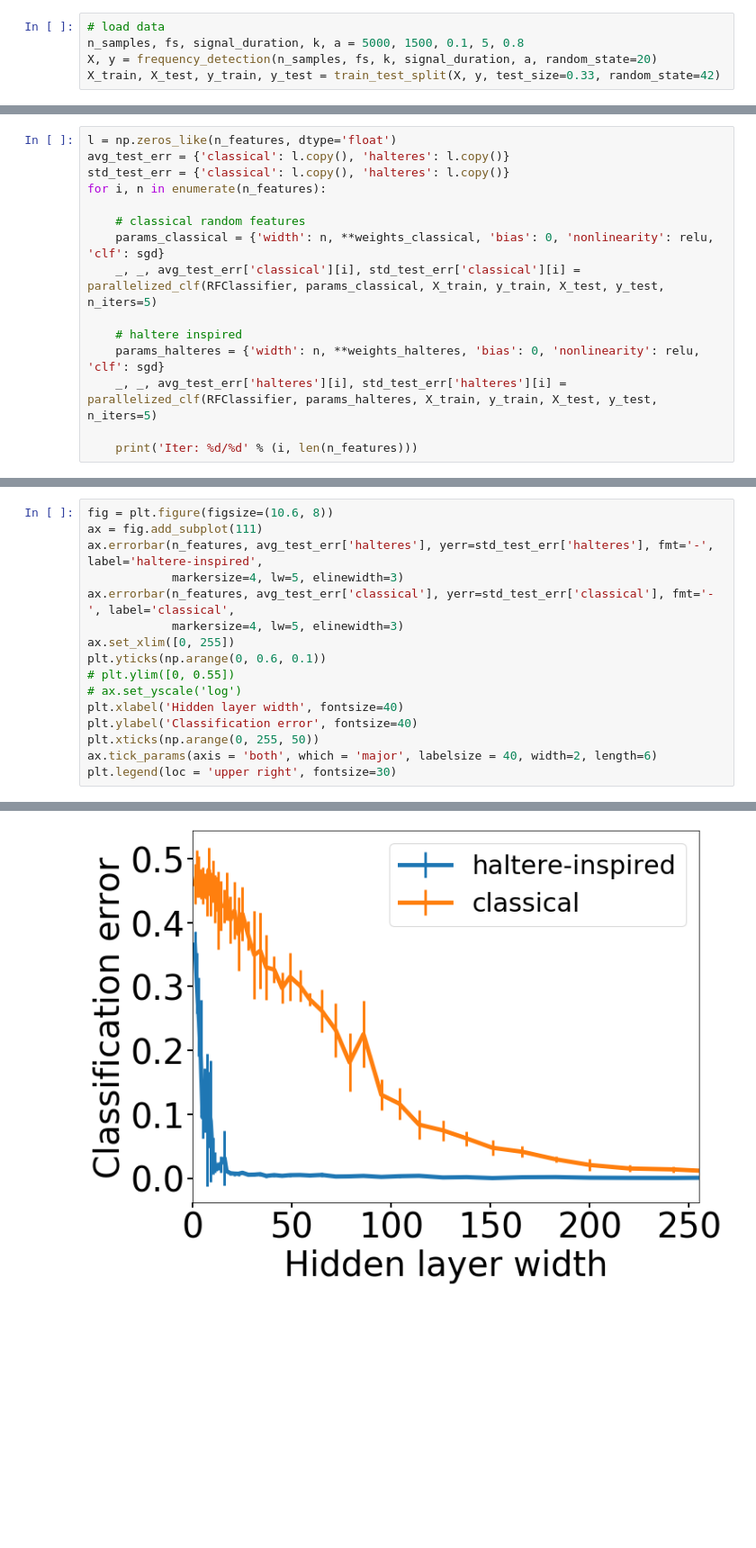
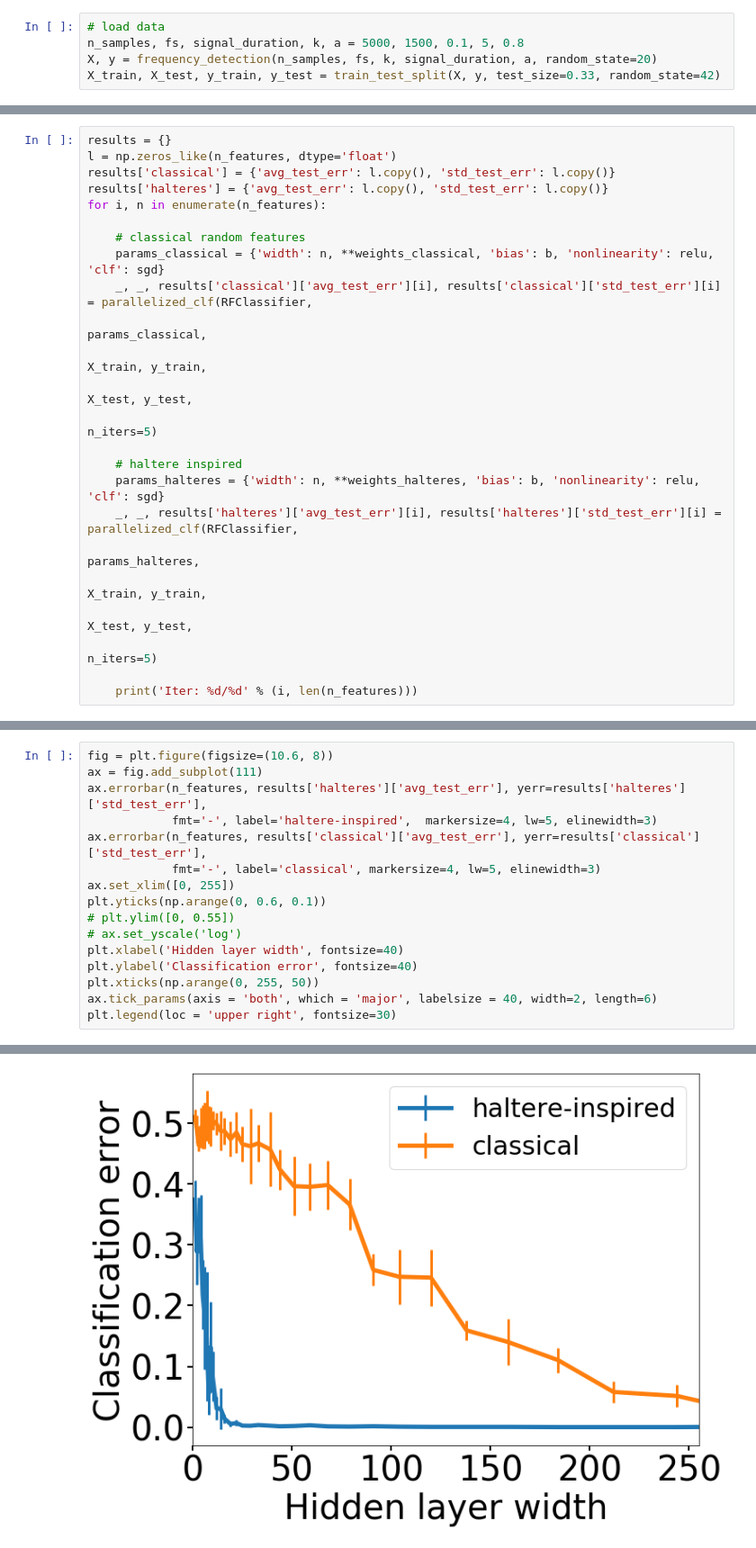
Before and after one commit to BruntonUWBio/structured-random-features, a Jupyter notebook: new_version/frequency_detection.ipynb, the cells around one changed output, grey strips where cells are left out. Shown: that part at 90% size. Drawn from its saved outputs; the diff is of its cells as text; blank space fills up the shorter version.

```diff
--- a/new_version/frequency_detection.ipynb
+++ b/new_version/frequency_detection.ipynb
@@ -31,17 +36,26 @@ sgd = SGDClassifier(loss="squared_hinge", alpha=1, max_iter=200, tol=1e-5, shuff
 b = np.mean(la.norm(X_train)/ np.sqrt(X.shape[0]))
 # %%
+results = {}
 l = np.zeros_like(n_features, dtype='float')
-avg_test_err = {'classical': l.copy(), 'halteres': l.copy()}
-std_test_err = {'classical': l.copy(), 'halteres': l.copy()}
+results['classical'] = {'avg_test_err': l.copy(), 'std_test_err': l.copy()}
+results['halteres'] = {'avg_test_err': l.copy(), 'std_test_err': l.copy()}
 for i, n in enumerate(n_features):
 
     # classical random features
-    params_classical = {'width': n, **weights_classical, 'bias': 0, 'nonlinearity': relu, 'clf': sgd}
-    _, _, avg_test_err['classical'][i], std_test_err['classical'][i] = parallelized_clf(RFClassifier, params_classical, X_train, y_train, X_test, y_test, n_iters=5)
+    params_classical = {'width': n, **weights_classical, 'bias': b, 'nonlinearity': relu, 'clf': sgd}
+    _, _, results['classical']['avg_test_err'][i], results['classical']['std_test_err'][i] = parallelized_clf(RFClassifier,
+                                                                                                   params_classical,
+                                                                                                   X_train, y_train,
+                                                                                                   X_test, y_test,
+                                                                                                   n_iters=5)
 
     # haltere inspired
-    params_halteres = {'width': n, **weights_halteres, 'bias': 0, 'nonlinearity': relu, 'clf': sgd}
-    _, _, avg_test_err['halteres'][i], std_test_err['halteres'][i] = parallelized_clf(RFClassifier, params_halteres, X_train, y_train, X_test, y_test, n_iters=5)
+    params_halteres = {'width': n, **weights_halteres, 'bias': b, 'nonlinearity': relu, 'clf': sgd}
+    _, _, results['halteres']['avg_test_err'][i], results['halteres']['std_test_err'][i] = parallelized_clf(RFClassifier,
+                                                                                                            params_halteres,
+                                                                                                            X_train, y_train,
+                                                                                                            X_test, y_test,
+                                                                                                            n_iters=5)
 
     print('Iter: %d/%d' % (i, len(n_features)))
 # %% [output]
@@ -65,19 +79,19 @@ Iter: 83/84
 # %%
 fig = plt.figure(figsize=(10.6, 8))
 ax = fig.add_subplot(111)
-ax.errorbar(n_features, avg_test_err['halteres'], yerr=std_test_err['halteres'], fmt='-', label='haltere-inspired',
-            markersize=4, lw=5, elinewidth=3)
-ax.errorbar(n_features, avg_test_err['classical'], yerr=std_test_err['classical'], fmt='-', label='classical',
-            markersize=4, lw=5, elinewidth=3)
+ax.errorbar(n_features, results['halteres']['avg_test_err'], yerr=results['halteres']['std_test_err'],
+            fmt='-', label='haltere-inspired',  markersize=4, lw=5, elinewidth=3)
+ax.errorbar(n_features, results['classical']['avg_test_err'], yerr=results['classical']['std_test_err'],
+            fmt='-', label='classical', markersize=4, lw=5, elinewidth=3)
 ax.set_xlim([0, 255])
 plt.yticks(np.arange(0, 0.6, 0.1))
 # plt.ylim([0, 0.55])
 # ax.set_yscale('log')
 plt.xlabel('Hidden layer width', fontsize=40)
 plt.ylabel('Classification error', fontsize=40)
 plt.xticks(np.arange(0, 255, 50))
 ax.tick_params(axis = 'both', which = 'major', labelsize = 40, width=2, length=6)
 plt.legend(loc = 'upper right', fontsize=30)
 # %% [output]
 <matplotlib.legend.Legend at 0x...>
-[figure, old version]
+[figure, new version]
```
Also changed, not shown: parts of 3 cells of this notebook, 7 other files.
